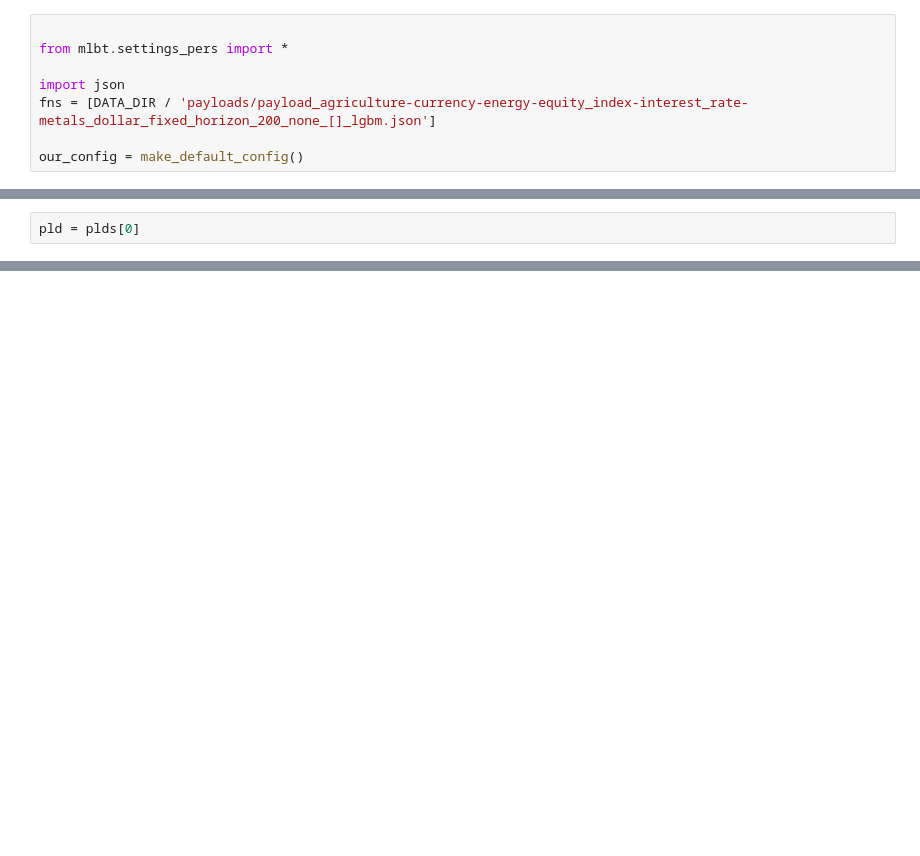
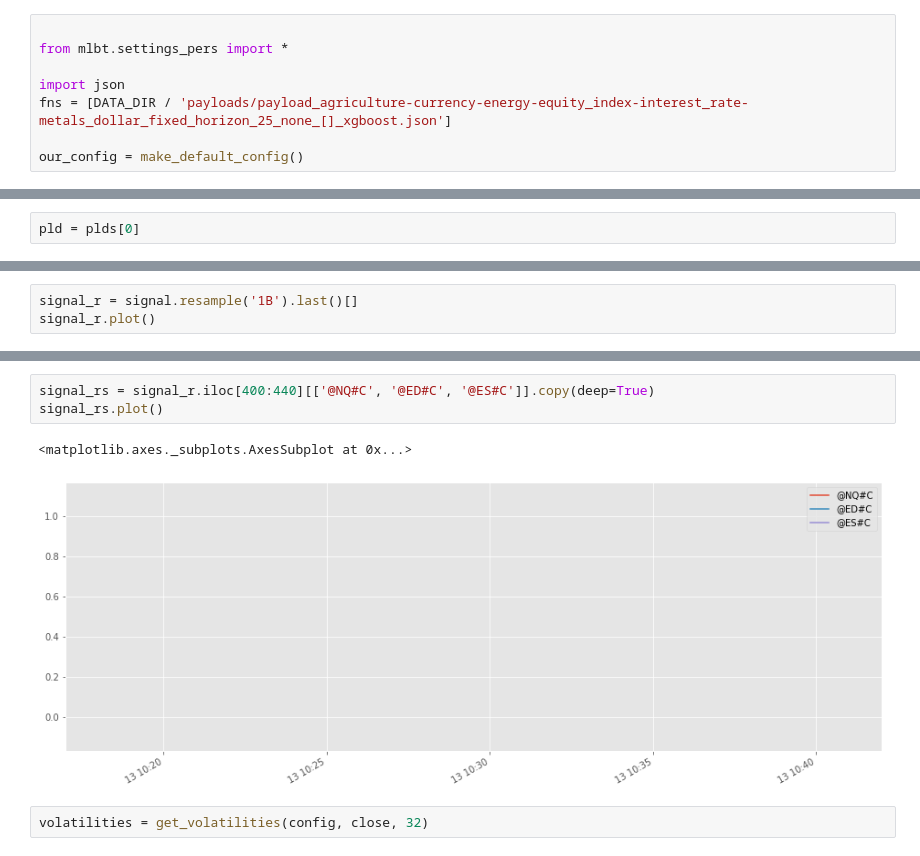
Before and after one commit to doda/fincl, a Jupyter notebook: backend/21_tearsheets.ipynb, the cells around one changed output, grey strips where cells are left out. Drawn from its saved outputs; the diff is of its cells as text; blank space fills up the shorter version.

```diff
--- a/backend/21_tearsheets.ipynb
+++ b/backend/21_tearsheets.ipynb
@@ -221,7 +233,7 @@ def get_config(payload, fn):
 from mlbt.settings_pers import *
 
 import json
-fns = [DATA_DIR / 'payloads/payload_agriculture-currency-energy-equity_index-interest_rate-metals_dollar_fixed_horizon_200_none_[]_lgbm.json']
+fns = [DATA_DIR / 'payloads/payload_agriculture-currency-energy-equity_index-interest_rate-metals_dollar_fixed_horizon_25_none_[]_xgboost.json']
 
 our_config = make_default_config()
 # %%
@@ -238,0 +251,3 @@ signal = primary_signals
+# %%
+signal_r = signal.resample('1B').last()[]
+signal_r.plot()
@@ -238,0 +256,8 @@ signal = primary_signals
+# %%
+signal_rs = signal_r.iloc[400:440][['@NQ#C', '@ED#C', '@ES#C']].copy(deep=True)
+signal_rs.plot()
+# %% [output]
+<matplotlib.axes._subplots.AxesSubplot at 0x...>
+[figure, added]
+# %%
+volatilities = get_volatilities(config, close, 32)
```
Also changed, not shown: parts of 29 cells of this notebook, 37 other files.
